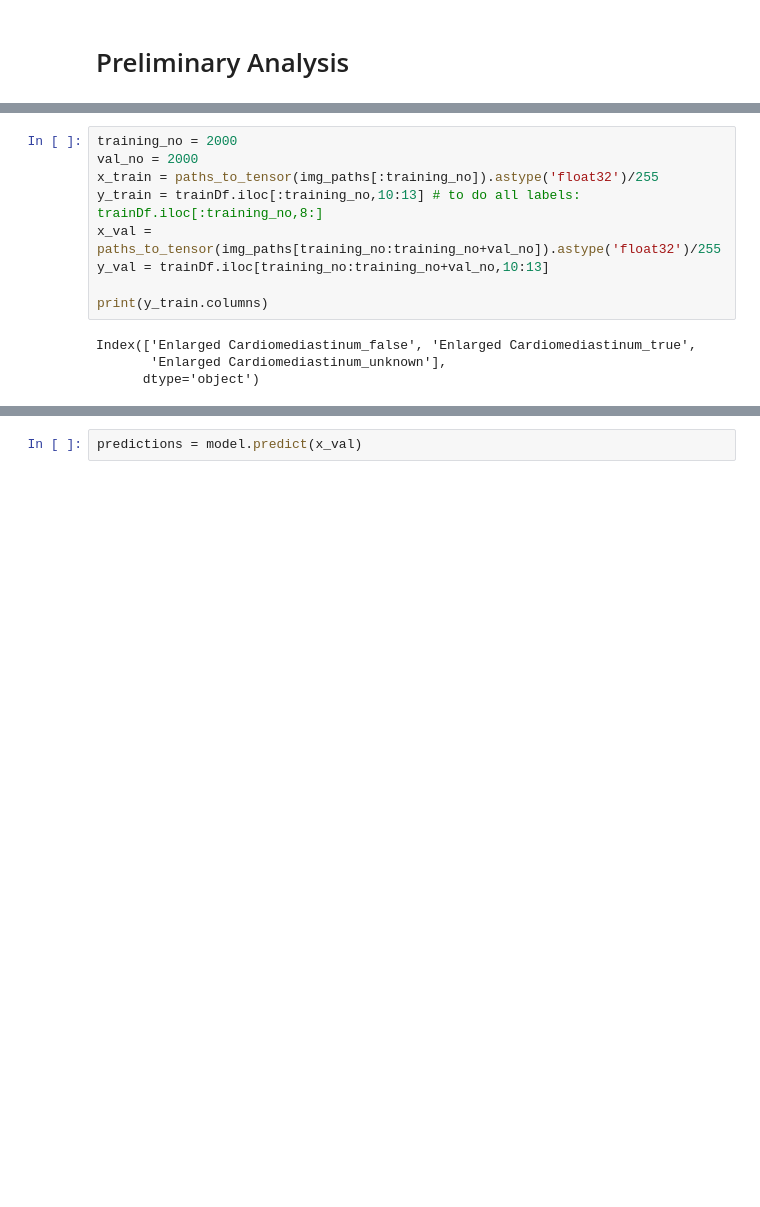
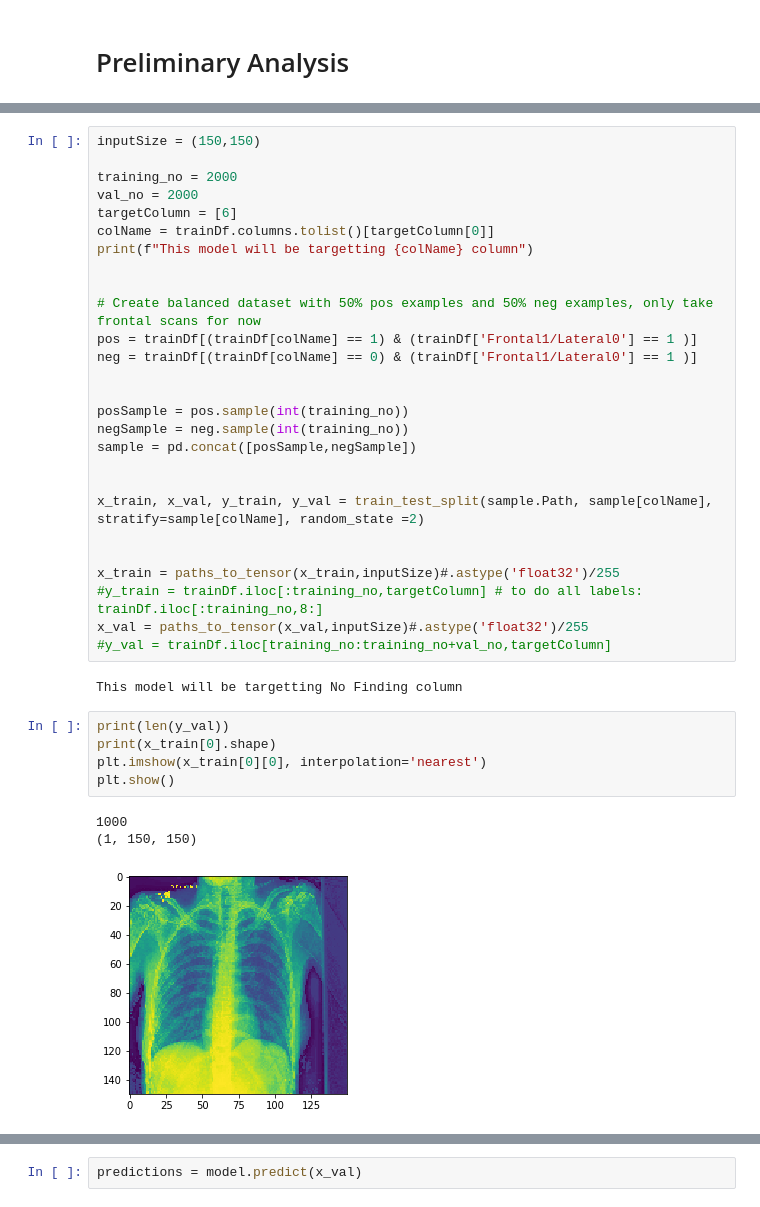
Before and after one commit to mattthelee/ChestXRadiologist, a Jupyter notebook: MDL-Notebook.ipynb, the cells around one changed output, grey strips where cells are left out. Saved outputs shown, nothing was run; the diff lists cells and outputs as text; blank space fills up the shorter version.

```diff
--- a/MDL-Notebook.ipynb
+++ b/MDL-Notebook.ipynb
@@ -159,16 +158,41 @@ def paths_to_tensor(img_paths):
-# %%
-training_no = 2000
-val_no = 2000
-x_train = paths_to_tensor(img_paths[:training_no]).astype('float32')/255
-y_train = trainDf.iloc[:training_no,10:13] # to do all labels: trainDf.iloc[:training_no,8:]
-x_val = paths_to_tensor(img_paths[training_no:training_no+val_no]).astype('float32')/255
-y_val = trainDf.iloc[training_no:training_no+val_no,10:13]
-
-print(y_train.columns)
-# %% [output]
-Index(['Enlarged Cardiomediastinum_false', 'Enlarged Cardiomediastinum_true',
-       'Enlarged Cardiomediastinum_unknown'],
-      dtype='object')
+# %%
+inputSize = (150,150)
+
+training_no = 2000
+val_no = 2000
+targetColumn = [6]
+colName = trainDf.columns.tolist()[targetColumn[0]]
+print(f"This model will be targetting {colName} column")
+
+
+# Create balanced dataset with 50% pos examples and 50% neg examples, only take frontal scans for now
+pos = trainDf[(trainDf[colName] == 1) & (trainDf['Frontal1/Lateral0'] == 1 )]
+neg = trainDf[(trainDf[colName] == 0) & (trainDf['Frontal1/Lateral0'] == 1 )]
+
+
+posSample = pos.sample(int(training_no))
+negSample = neg.sample(int(training_no))
+sample = pd.concat([posSample,negSample])
+
+
+x_train, x_val, y_train, y_val = train_test_split(sample.Path, sample[colName], stratify=sample[colName], random_state =2)
+
+
+x_train = paths_to_tensor(x_train,inputSize)#.astype('float32')/255
+#y_train = trainDf.iloc[:training_no,targetColumn] # to do all labels: trainDf.iloc[:training_no,8:]
+x_val = paths_to_tensor(x_val,inputSize)#.astype('float32')/255
+#y_val = trainDf.iloc[training_no:training_no+val_no,targetColumn]
+# %% [output]
+This model will be targetting No Finding column
+# %%
+print(len(y_val))
+print(x_train[0].shape)
+plt.imshow(x_train[0][0], interpolation='nearest')
+plt.show()
+# %% [output]
+1000
+(1, 150, 150)
+[figure, added]
 # %%
 
 
```
Also changed, not shown: parts of 14 cells of this notebook.
